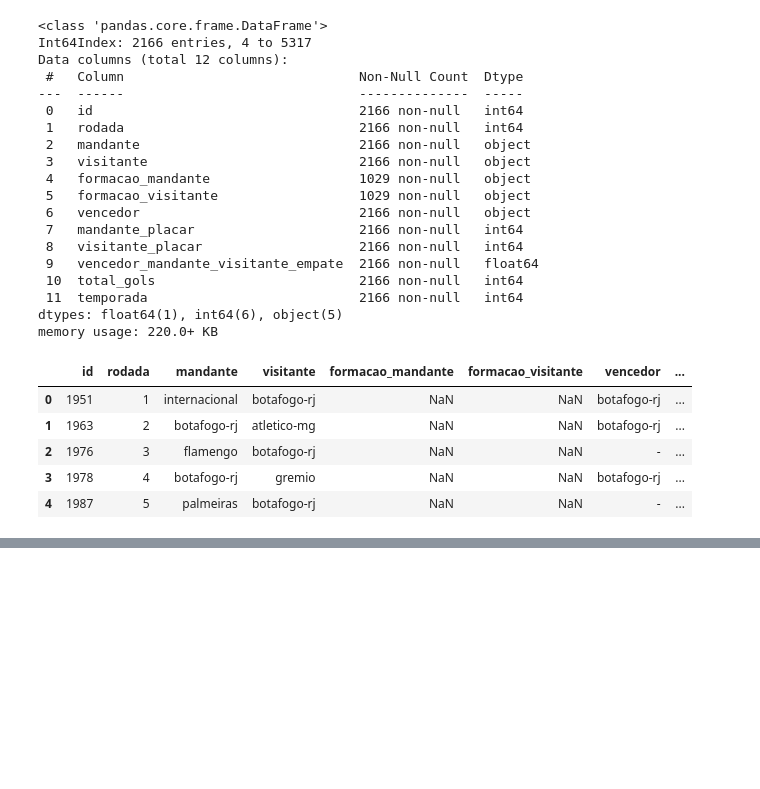
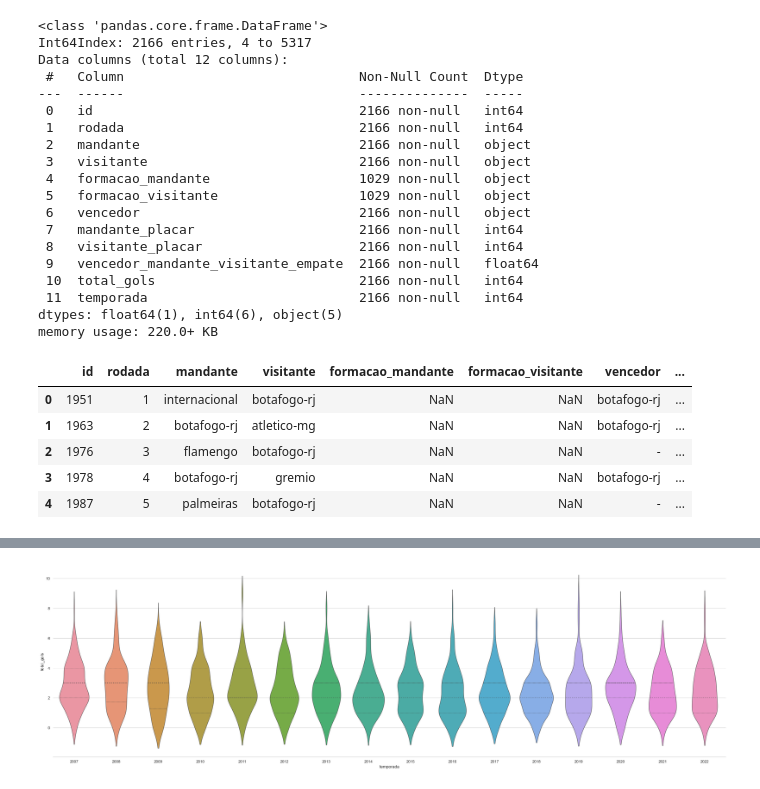
Before and after one commit to vbddinho/puc_minas_machine, a Jupyter notebook: upload_data.ipynb, the cells around one changed output, grey strips where cells are left out. Cells and saved outputs as stored; diff of their text form; code cells hidden in the pictures; blank space fills up the shorter version.

```diff
--- a/upload_data.ipynb
+++ b/upload_data.ipynb
@@ -346,4 +346,6 @@ selecao_cariocas.head()
 # %%
 selecao_cariocas["win_mandante"]=0
 selecao_cariocas["win_visitante"]=0
+selecao_cariocas["loss_mandante"]=0
+selecao_cariocas["loss_visitante"]=0
 selecao_cariocas["empate"]=0
@@ -349,0 +367,8 @@ selecao_cariocas["empate"]=0
+# %%
+selecao_cariocas.loc[(selecao_cariocas["mandante"]== selecao_cariocas["vencedor"] ),"win_mandante"] = 1
+selecao_cariocas.loc[(selecao_cariocas["visitante"]== selecao_cariocas["vencedor"] ),"win_visitante"] = 1
+selecao_cariocas.loc[(selecao_cariocas["vencedor"] == '-'),"empate"] = 1
+selecao_cariocas
+
+
+#df_2007_2022.loc[(df_2007_2022["data"]>="2020/08/08") & (df_2007_2022["data"]<="2021/02/25"),"temporada" ] = 2020
@@ -349,0 +414,10 @@ selecao_cariocas["empate"]=0
+# %%
+plt.figure(figsize=(35,10))
+sns.set_theme(style="whitegrid")
+
+# Draw a nested violinplot and split the violins for easier comparison
+sns.violinplot(data=selecao_cariocas, x="temporada", y="total_gols",
+               split=True, inner="quart", linewidth=1)
+sns.despine(left=True)
+# %% [output]
+[figure, added]
```
Also changed, not shown: parts of 5 cells of this notebook.
